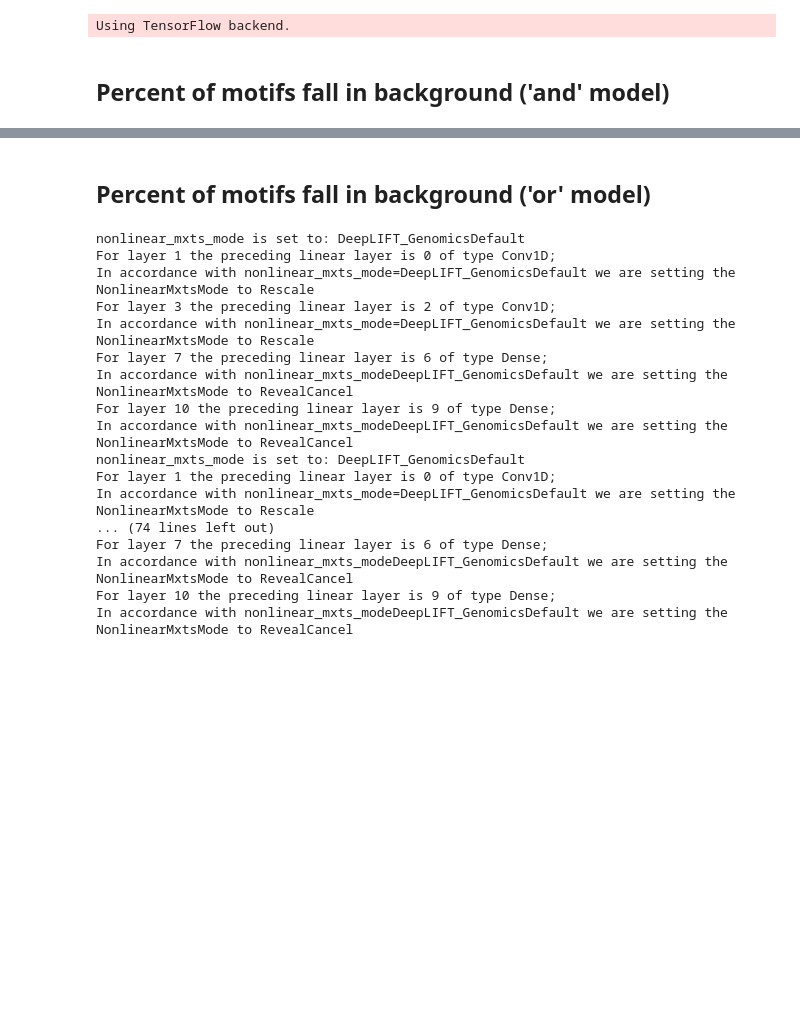
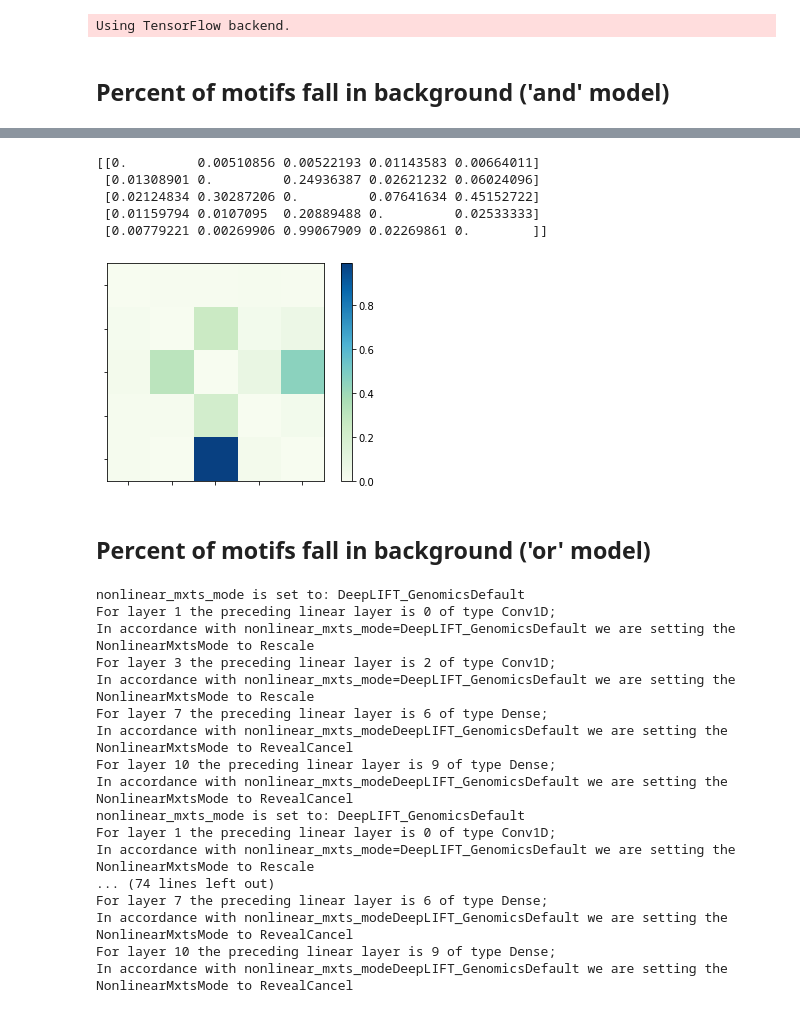
Before and after one commit to OTLFrostA/IiCB, a Jupyter notebook: notebooks/percent_explanation.ipynb, the cells around one changed output, grey strips where cells are left out. Saved outputs shown, nothing was run; the diff lists cells and outputs as text; code cells hidden in the pictures; blank space fills up the shorter version.

Commit message:
percent fig

```diff
--- a/notebooks/percent_explanation.ipynb
+++ b/notebooks/percent_explanation.ipynb
@@ -25,6 +25,7 @@ def percent(background, motif_scores):
     return p/len(motif_scores)
 # %%
 def run_explanations(all_runs):
+    percents = {motif : {} for motif in all_motifs}
     output = []
 
     for keras_model_weights, keras_model_json, testing_data_path, method in all_runs:
@@ -71,11 +72,25 @@ def run_explanations(all_runs):
 
         output.append('Background mean: {:.3}, Background std: {:.3}'.format(np.mean(background), np.std(background)))
 
-        for motif in all_motifs:
-            if len(motif_scores[motif]) == 0:
-                continue
+        motif_scores = {key : val for key, val in motif_scores.items() if len(val) != 0}
+
+        for motif, scores in motif_scores.items():
             output.append('Motif: ' + motif)
-            output.append('Percent 1 std: {:.2%}'.format(percent(background, motif_scores[motif])))
-    return output
+            output.append('Percent 1 std: {:.2%}'.format(percent(background, scores)))
+            for other_motif in motif_scores.keys():
+                percents[motif][other_motif] = percent(background, scores)
+    return output, percents
+# %%
+import matplotlib.pyplot as plt
+
+def heatmap2d(name, arr: np.ndarray):
+    frame1 = plt.gca()
+    frame1.axes.xaxis.set_ticklabels([])
+    frame1.axes.yaxis.set_ticklabels([])
+
+    plt.imshow(arr, cmap='GnBu')
+    plt.colorbar()
+#     plt.show()
+    plt.savefig(name)
 # %% [markdown]
 ## Percent of motifs fall in background ('and' model)
@@ -131,3 +133,25 @@ Percent 1 std: 2.27%
+# %%
+percents = and_results[1]
+
+for motif in all_motifs:
+    percents[motif][motif] = 0
+
+all_percents = []
+for motif in all_motifs:
+    row = []
+    for other_motif in all_motifs:
+        row.append(percents[motif][other_motif])
+    all_percents.append(row)
+all_percents = np.array(all_percents)
+print(all_percents)
+heatmap2d('../fig/and.png', all_percents)
+# %% [output]
+[[0.         0.00510856 0.00522193 0.01143583 0.00664011]
+ [0.01308901 0.         0.24936387 0.02621232 0.06024096]
+ [0.02124834 0.30287206 0.         0.07641634 0.45152722]
+ [0.01159794 0.0107095  0.20889488 0.         0.02533333]
+ [0.00779221 0.00269906 0.99067909 0.02269861 0.        ]]
+[figure, added]
 # %% [markdown]
 ## Percent of motifs fall in background ('or' model)
 # %%
```
Also changed, not shown: parts of 6 cells of this notebook, 2 other files.
